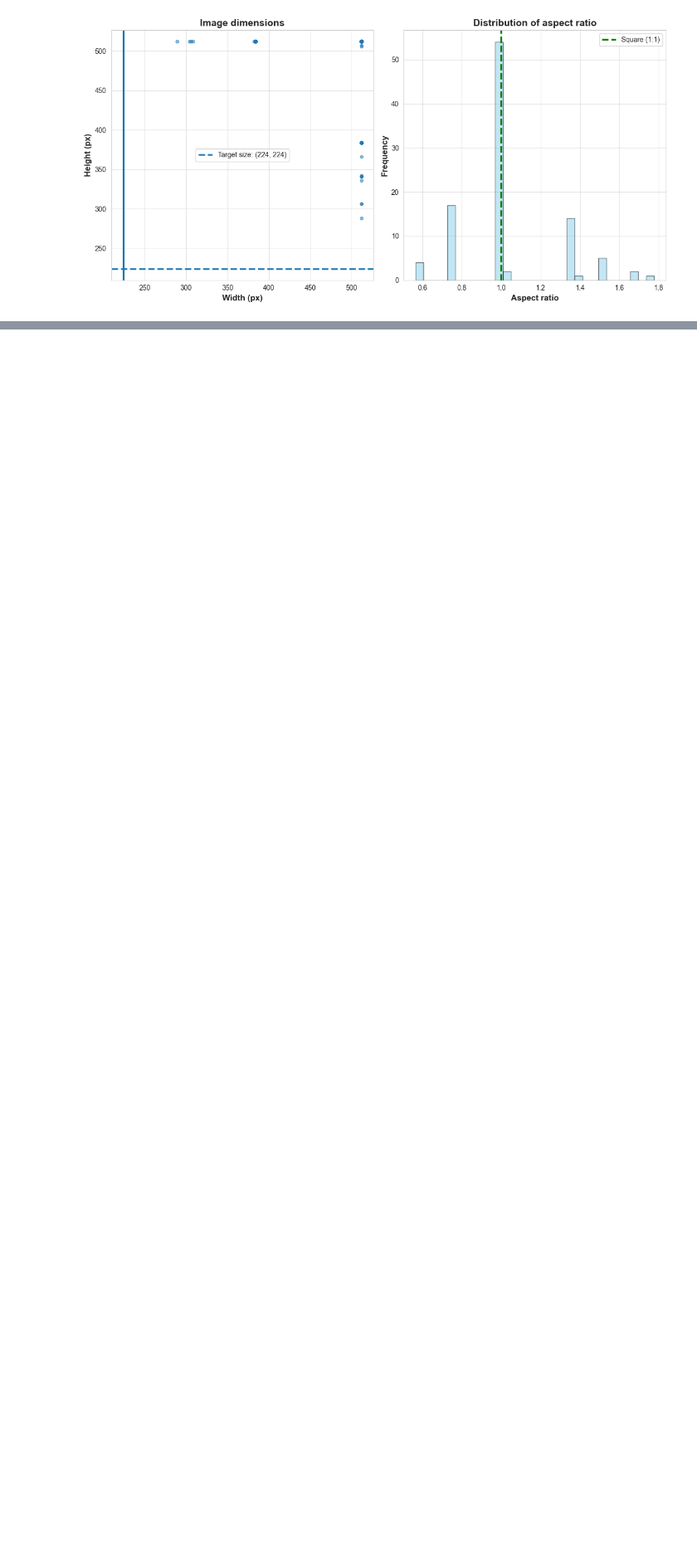
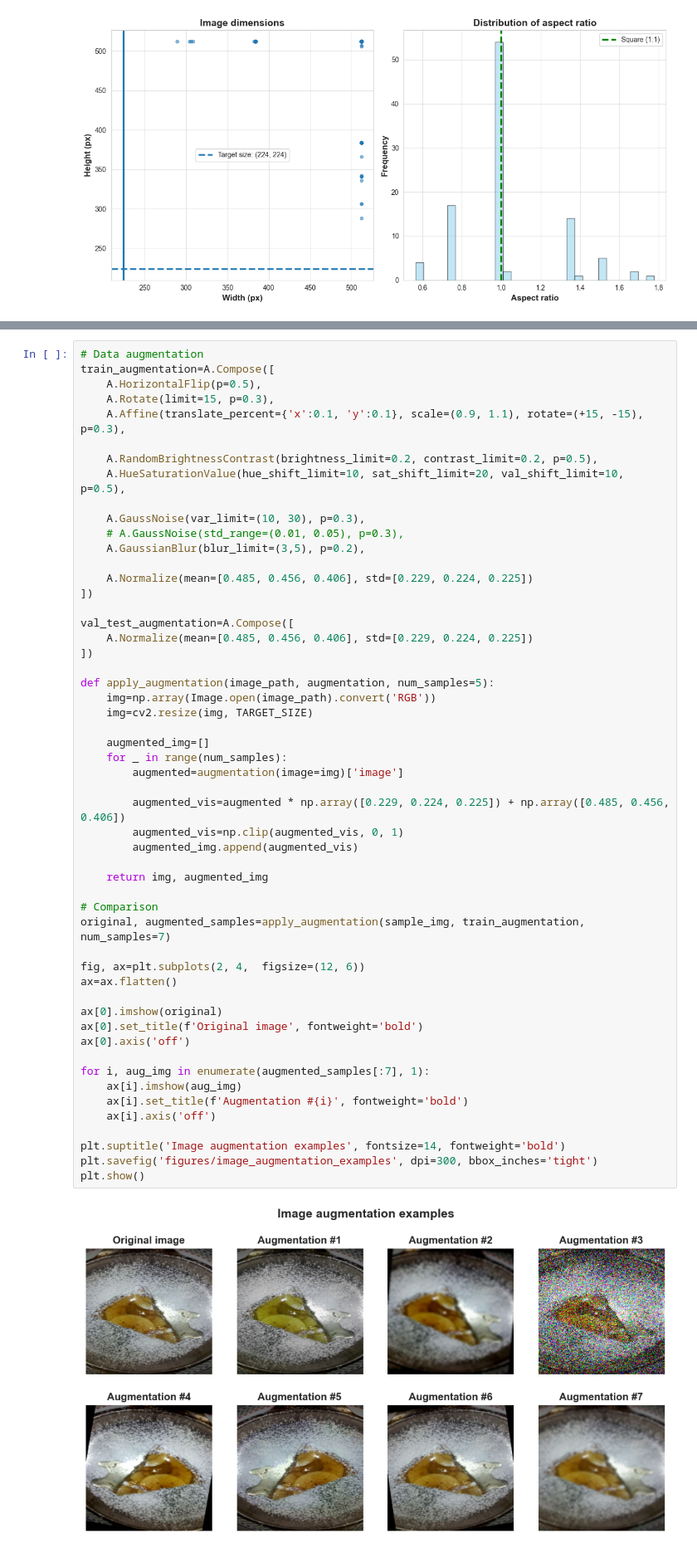
Before and after one commit to mm0narch/me-food, a Jupyter notebook: src/preprocessing/notebook.ipynb, the cells around one changed output, grey strips where cells are left out. Shown at 83% size. Drawn from its saved outputs; the diff is of its cells as text; blank space fills up the shorter version.

Commit message:
feat: img augmentation

```diff
--- a/src/preprocessing/notebook.ipynb
+++ b/src/preprocessing/notebook.ipynb
@@ -129,0 +133,55 @@ Sample image: apple_pie/1005649.jpg
+# %%
+# Data augmentation
+train_augmentation=A.Compose([
+    A.HorizontalFlip(p=0.5),
+    A.Rotate(limit=15, p=0.3),
+    A.Affine(translate_percent={'x':0.1, 'y':0.1}, scale=(0.9, 1.1), rotate=(+15, -15), p=0.3),
+
+    A.RandomBrightnessContrast(brightness_limit=0.2, contrast_limit=0.2, p=0.5),
+    A.HueSaturationValue(hue_shift_limit=10, sat_shift_limit=20, val_shift_limit=10, p=0.5),
+
+    A.GaussNoise(var_limit=(10, 30), p=0.3),
+    # A.GaussNoise(std_range=(0.01, 0.05), p=0.3),
+    A.GaussianBlur(blur_limit=(3,5), p=0.2),
+
+    A.Normalize(mean=[0.485, 0.456, 0.406], std=[0.229, 0.224, 0.225])
+])
+
+val_test_augmentation=A.Compose([
+    A.Normalize(mean=[0.485, 0.456, 0.406], std=[0.229, 0.224, 0.225])
+])
+
+def apply_augmentation(image_path, augmentation, num_samples=5):
+    img=np.array(Image.open(image_path).convert('RGB'))
+    img=cv2.resize(img, TARGET_SIZE)
+
+    augmented_img=[]
+    for _ in range(num_samples):
+        augmented=augmentation(image=img)['image']
+
+        augmented_vis=augmented * np.array([0.229, 0.224, 0.225]) + np.array([0.485, 0.456, 0.406])
+        augmented_vis=np.clip(augmented_vis, 0, 1)
+        augmented_img.append(augmented_vis)
+
+    return img, augmented_img
+
+# Comparison
+original, augmented_samples=apply_augmentation(sample_img, train_augmentation, num_samples=7)
+
+fig, ax=plt.subplots(2, 4,  figsize=(12, 6))
+ax=ax.flatten()
+
+ax[0].imshow(original)
+ax[0].set_title(f'Original image', fontweight='bold')
+ax[0].axis('off')
+
+for i, aug_img in enumerate(augmented_samples[:7], 1):
+    ax[i].imshow(aug_img)
+    ax[i].set_title(f'Augmentation #{i}', fontweight='bold')
+    ax[i].axis('off')
+
+plt.suptitle('Image augmentation examples', fontsize=14, fontweight='bold')
+plt.savefig('figures/image_augmentation_examples', dpi=300, bbox_inches='tight')
+plt.show()
+# %% [output]
+[figure, added]
```
Also changed, not shown: parts of 2 cells of this notebook, 6 other files.
